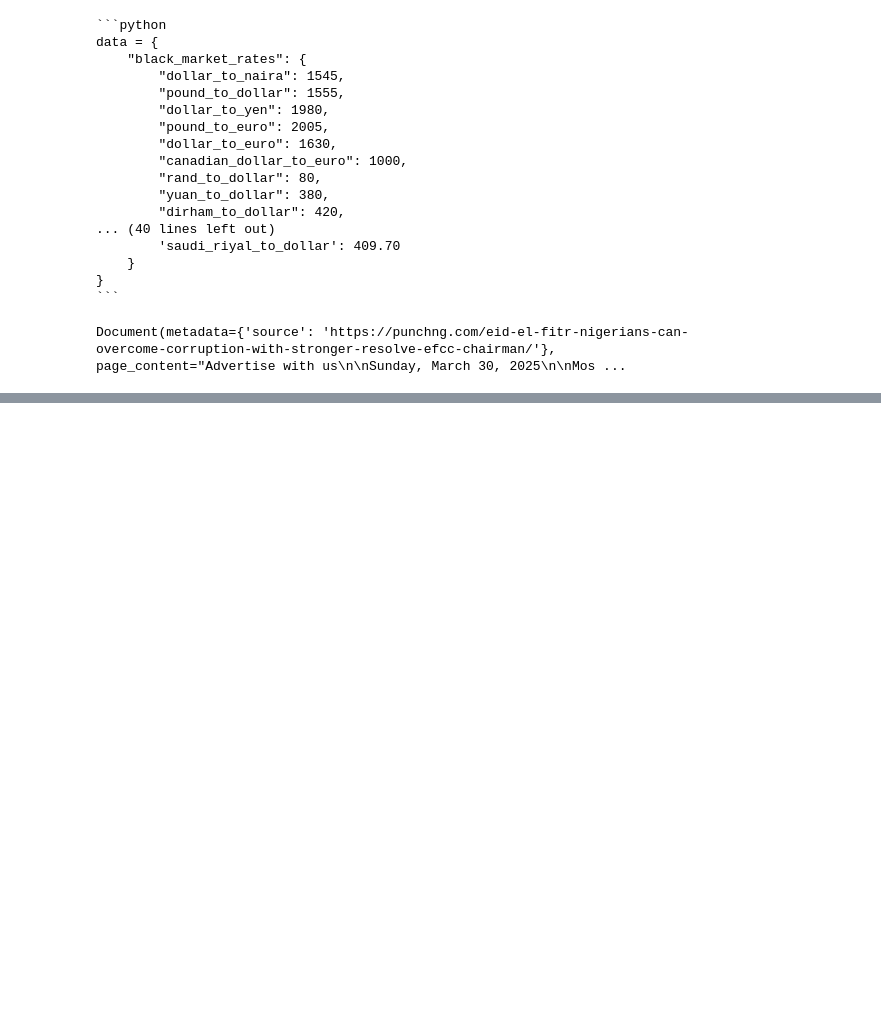
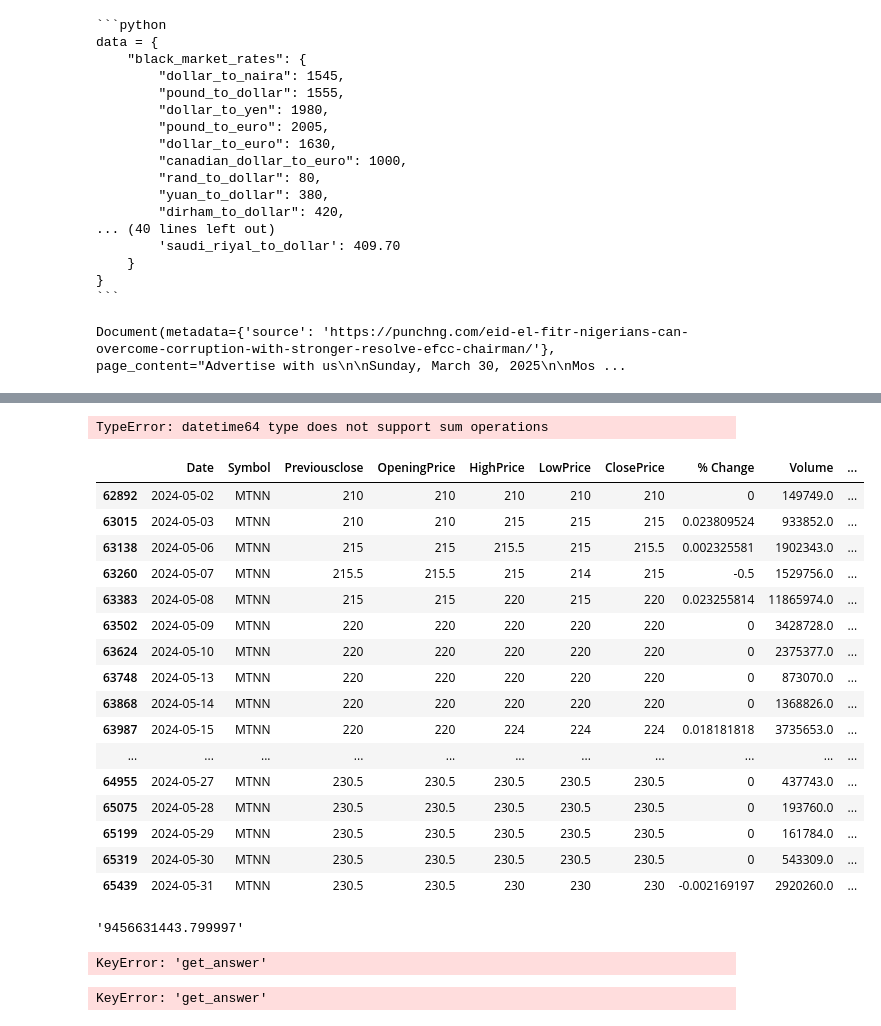
Before and after one commit to oladapo-joseph/llm-projects, a Jupyter notebook: OG_file.ipynb, the cells around one changed output, grey strips where cells are left out. Cells and saved outputs as stored; diff of their text form; code cells hidden in the pictures; blank space fills up the shorter version.

```diff
--- a/OG_file.ipynb
+++ b/OG_file.ipynb
@@ -892,0 +1053,11 @@ Document(metadata={'source': 'https://punchng.com/eid-el-fitr-nigerians-can-over
+# %%
+
+def get_top_5_traded_stocks_by_value(df):
+    df['Date'] = pd.to_datetime(df['Date'])
+    may_2023_data = df[(df['Date'].dt.month == 5) & (df['Date'].dt.year == 2023)]
+    top_5_stocks = may_2023_data.groupby('Symbol').sum().sort_values(by='Value', ascending=False).head(5)
+    return ', '.join(top_5_stocks.tolist())
+
+get_top_5_traded_stocks_by_value(df)
+# %% [output]
+TypeError: datetime64 type does not support sum operations
@@ -892,0 +1072,37 @@ Document(metadata={'source': 'https://punchng.com/eid-el-fitr-nigerians-can-over
+# %%
+df[(df['Symbol'] == 'MTNN') & (df['Date'].dt.month == 5) & (df['Date'].dt.year == 2024)]
+# %% [output]
+|  | Date | Symbol | Previousclose | OpeningPrice | HighPrice | LowPrice | ClosePrice | % Change | Volume | ... |
+| 62892 | 2024-05-02 | MTNN | 210 | 210 | 210 | 210 | 210 | 0 | 149749.0 | ... |
+| 63015 | 2024-05-03 | MTNN | 210 | 210 | 215 | 215 | 215 | 0.023809524 | 933852.0 | ... |
+| 63138 | 2024-05-06 | MTNN | 215 | 215 | 215.5 | 215 | 215.5 | 0.002325581 | 1902343.0 | ... |
+| 63260 | 2024-05-07 | MTNN | 215.5 | 215.5 | 215 | 214 | 215 | -0.5 | 1529756.0 | ... |
+| 63383 | 2024-05-08 | MTNN | 215 | 215 | 220 | 215 | 220 | 0.023255814 | 11865974.0 | ... |
+| 63502 | 2024-05-09 | MTNN | 220 | 220 | 220 | 220 | 220 | 0 | 3428728.0 | ... |
+| 63624 | 2024-05-10 | MTNN | 220 | 220 | 220 | 220 | 220 | 0 | 2375377.0 | ... |
+| 63748 | 2024-05-13 | MTNN | 220 | 220 | 220 | 220 | 220 | 0 | 873070.0 | ... |
+| 63868 | 2024-05-14 | MTNN | 220 | 220 | 220 | 220 | 220 | 0 | 1368826.0 | ... |
+| 63987 | 2024-05-15 | MTNN | 220 | 220 | 224 | 224 | 224 | 0.018181818 | 3735653.0 | ... |
+| ... | ... | ... | ... | ... | ... | ... | ... | ... | ... | ... |
+| 64955 | 2024-05-27 | MTNN | 230.5 | 230.5 | 230.5 | 230.5 | 230.5 | 0 | 437743.0 | ... |
+| 65075 | 2024-05-28 | MTNN | 230.5 | 230.5 | 230.5 | 230.5 | 230.5 | 0 | 193760.0 | ... |
+| 65199 | 2024-05-29 | MTNN | 230.5 | 230.5 | 230.5 | 230.5 | 230.5 | 0 | 161784.0 | ... |
+| 65319 | 2024-05-30 | MTNN | 230.5 | 230.5 | 230.5 | 230.5 | 230.5 | 0 | 543309.0 | ... |
+| 65439 | 2024-05-31 | MTNN | 230.5 | 230.5 | 230 | 230 | 230 | -0.002169197 | 2920260.0 | ... |
+# %%
+def get_answer(df):
+    df['Date'] = pd.to_datetime(df['Date'])
+    mtn_may_2023 = df[(df['Symbol'] == 'MTNN') & (df['Date'].dt.month == 5) & (df['Date'].dt.year == 2024)]
+    total_value = mtn_may_2023['Value'].sum()
+    return str(total_value)
+get_answer(df)
+# %% [output]
+'9456631443.799997'
+# %%
+final_answer['get_answer'](df)
+# %% [output]
+KeyError: 'get_answer'
+# %%
+final_answer['get_answer'](df,pd)
+# %% [output]
+KeyError: 'get_answer'
```
Also changed, not shown: parts of 19 cells of this notebook, 27 other files.
